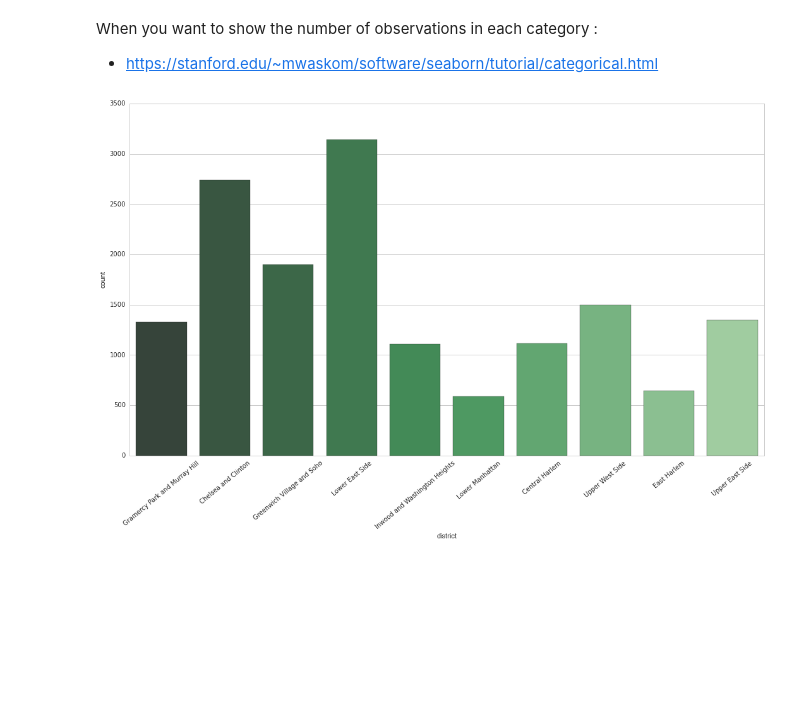
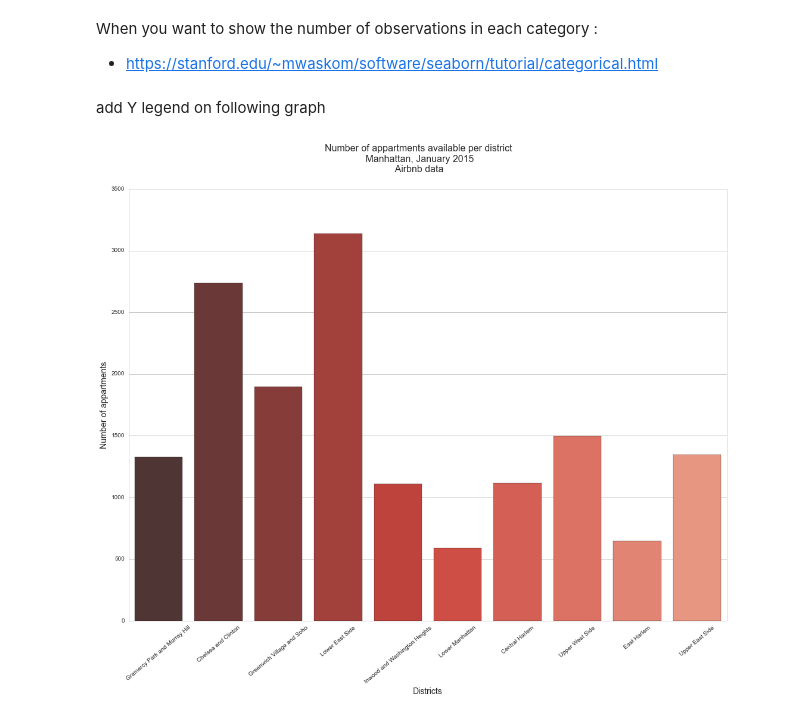
Before and after one commit to mluisada/Housing-in-NYC, a Jupyter notebook: housing_nyc.ipynb, the cells around one changed output. Cells and saved outputs as stored; diff of their text form; code cells hidden in the pictures; blank space fills up the shorter version.

```diff
--- a/housing_nyc.ipynb
+++ b/housing_nyc.ipynb
@@ -321,14 +328,21 @@ When you want to show the number of observations in each category :
 # %%
 import seaborn as sns
 sns.set(style="whitegrid", color_codes=True)
+# %% [markdown]
+add Y legend on following graph
 # %%
-fig, axes = plt.subplots(figsize=(18, 10))
+fig, axes = plt.subplots(figsize=(18, 13))
 
-sns.countplot(x="district", data=df, palette="Greens_d")
+sns.countplot(x="district", data=df, palette="Reds_d") #Greens_d, Blues_d, Purples_d, Oranges_d
 
 plt.xticks(rotation=40)
 # how to rotate tickers for seaborn : http://stackoverflow.com/questions/27037241/changing-the-rotation-of-tick-labels-in-seaborn-heatmap
+axes.set_ylabel('Number of appartments', fontsize = 14)
+axes.set_xlabel('Districts', fontsize = 14)
+
+plt.suptitle('Number of appartments available per district \n Manhattan, January 2015 \n Airbnb data \n',
+             fontsize = 16)
 
 plt.show()
 # %% [output]
-[figure, old version]
+[figure, new version]
```
Also changed, not shown: parts of 2 cells of this notebook.
